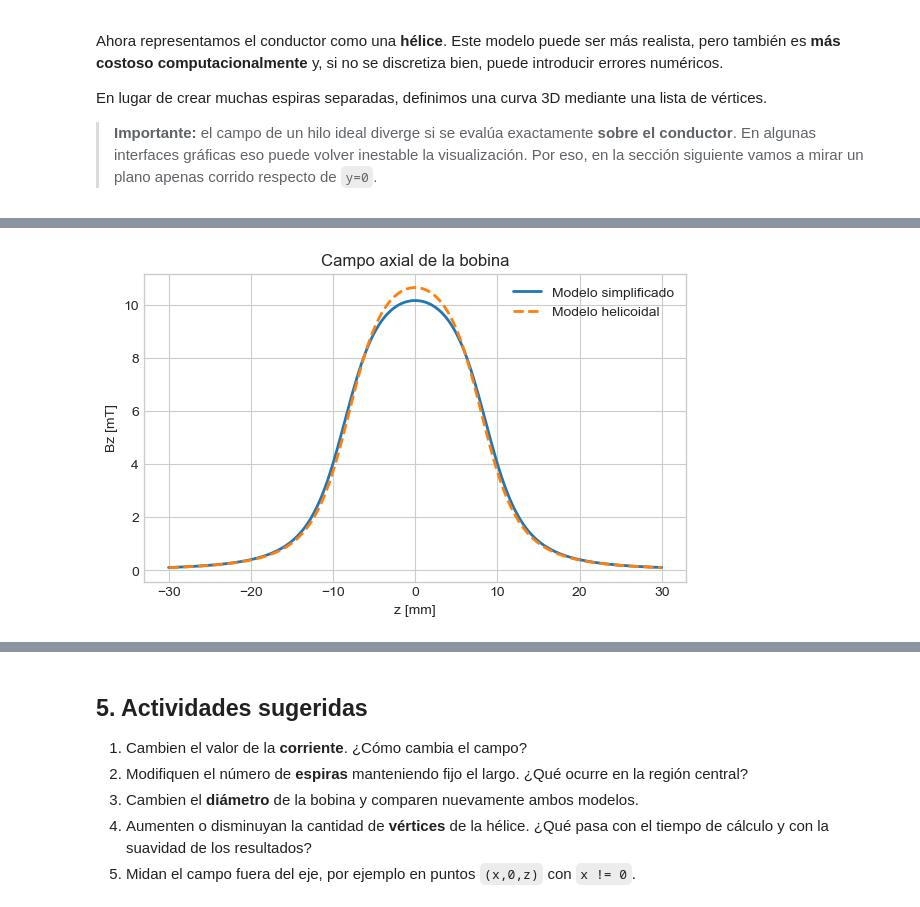
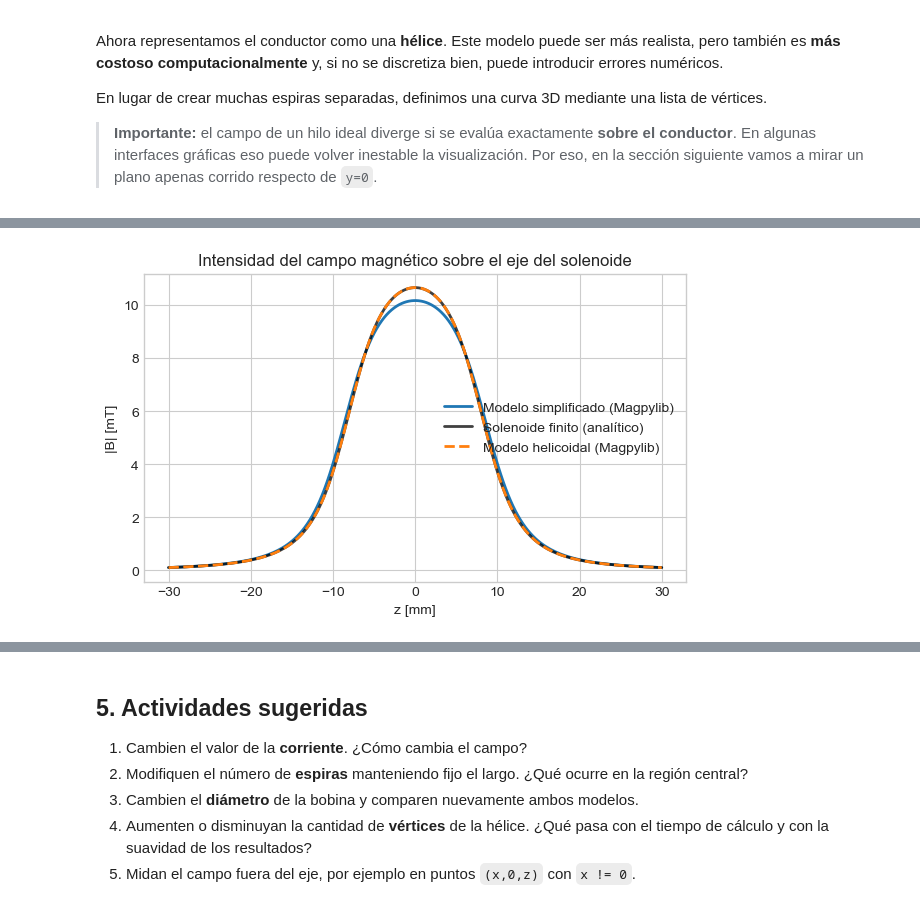
Before and after one commit to acorbat/labo3_magpylib, a Jupyter notebook: notebooks/01_introduccion_magpylib.ipynb, the cells around one changed output, grey strips where cells are left out. Drawn from its saved outputs; the diff is of its cells as text; code cells hidden in the pictures.

Commit message:
Add campo sobre el eje del solenoide y comparacion analitica

```diff
--- a/notebooks/01_introduccion_magpylib.ipynb
+++ b/notebooks/01_introduccion_magpylib.ipynb
@@ -186,19 +125,94 @@ Una forma muy útil de analizar el problema es calcular el campo sobre el eje `z
 
 Eso nos permite comparar cuantitativamente ambos modelos.
 # %%
+# Función para la solución analítica de un solenoide FINITO (modelo continuo)
+# Para un solenoide ideal de radio R y longitud L, con densidad de espiras n = N/L,
+# el campo sobre el eje (0,0,z), tomando el solenoide centrado en z=0, es:
+#
+# Bz(z) = (mu0*n*I/2) * [ (z+L/2)/sqrt(R^2+(z+L/2)^2) - (z-L/2)/sqrt(R^2+(z-L/2)^2) ]
+
+def Bz_solenoide_analitico(z, corriente, diametro, largo, n_espiras):
+    '''Campo Bz (en Tesla) sobre el eje de un solenoide finito ideal (aprox. continua).
+
+    Parámetros
+    ----------
+    z : float o array-like
+        Coordenada(s) axial(es) (m) donde se evalúa el campo (sobre el eje).
+    corriente : float
+        Corriente (A).
+    diametro : float
+        Diámetro del solenoide (m).
+    largo : float
+        Longitud del solenoide (m).
+    n_espiras : int
+        Número total de espiras N.
+
+    Retorna
+    -------
+    Bz : ndarray
+        Componente axial del campo (T). Si z es escalar, retorna un array de 1 elemento.
+    '''
+    mu0 = 4*np.pi*1e-7
+    z = np.atleast_1d(z).astype(float)
+
+    R = diametro/2
+    L = float(largo)
+    n = n_espiras / L  # densidad de espiras (1/m)
+
+    z1 = z + L/2
+    z2 = z - L/2
+
+    Bz = 0.5 * mu0 * n * corriente * (
+        z1/np.sqrt(R**2 + z1**2) - z2/np.sqrt(R**2 + z2**2)
+    )
+
+    return Bz
+
+
+# --- Gráfico: intensidad del campo sobre el eje ---
 z_eje = np.linspace(-0.03, 0.03, 200)
 puntos_eje = np.c_[np.zeros_like(z_eje), np.zeros_like(z_eje), z_eje]
 
-Bz_simple = magpy.getB(bobina_simple, puntos_eje)[:, 2]
-Bz_helice = magpy.getB(bobina_helicoidal, puntos_eje)[:, 2]
+# Pedimos el campo SOLO sobre el eje (no en un plano completo)
+B_simple = magpy.getB(bobina_simple, puntos_eje)
+B_helice = magpy.getB(bobina_helicoidal, puntos_eje)
+
+Bamp_simple = np.linalg.norm(B_simple, axis=1)
+Bamp_helice = np.linalg.norm(B_helice, axis=1)
+
+Bz_anal = Bz_solenoide_analitico(z_eje, corriente, diametro, largo, n_espiras)
+Bamp_anal = np.abs(Bz_anal)  # en el modelo analítico el campo es axial
 
 plt.figure(figsize=(7, 4))
-plt.plot(z_eje*1000, Bz_simple*1000, label='Modelo simplificado', lw=2)
-plt.plot(z_eje*1000, Bz_helice*1000, label='Modelo helicoidal', lw=2, ls='--')
+plt.plot(z_eje*1000, Bamp_simple*1000, label='Modelo simplificado (Magpylib)', lw=2)
+plt.plot(z_eje*1000, Bamp_anal*1000, label='Solenoide finito (analítico)', lw=2, color='k', alpha=0.75)
+plt.plot(z_eje*1000, Bamp_helice*1000, label='Modelo helicoidal (Magpylib)', lw=2, ls='--')
 plt.xlabel('z [mm]')
-plt.ylabel('Bz [mT]')
-plt.title('Campo axial de la bobina')
+plt.ylabel('|B| [mT]')
+plt.title('Intensidad del campo magnético sobre el eje del solenoide')
 plt.legend()
 plt.show()
+
+
+# --- Tabla: comparación en extremos, centro y un punto intermedio ---
+z_eval = np.array([-largo/2, 0.0, largo/4, largo/2])
+puntos_eval = np.c_[np.zeros_like(z_eval), np.zeros_like(z_eval), z_eval]
+
+# Pedimos el campo SOLO sobre el eje (no en un plano completo)
+B_simple_eval = magpy.getB(bobina_simple, puntos_eval)
+B_helice_eval = magpy.getB(bobina_helicoidal, puntos_eval)
+
+Bamp_simple_eval = np.linalg.norm(B_simple_eval, axis=1)
+Bamp_helice_eval = np.linalg.norm(B_helice_eval, axis=1)
+Bamp_anal_eval = np.abs(Bz_solenoide_analitico(z_eval, corriente, diametro, largo, n_espiras))
+
+tabla = pd.DataFrame({
+    'z [mm]': z_eval*1000,
+    '|B| simple (Magpylib) [mT]': Bamp_simple_eval*1000,
+    '|B| analítico [mT]': Bamp_anal_eval*1000,
+    '|B| helicoidal (Magpylib) [mT]': Bamp_helice_eval*1000,
+})
+
+tabla
 # %% [output]
-[figure, old version]
+[figure, new version]
```
Also changed, not shown: parts of 10 cells of this notebook.
